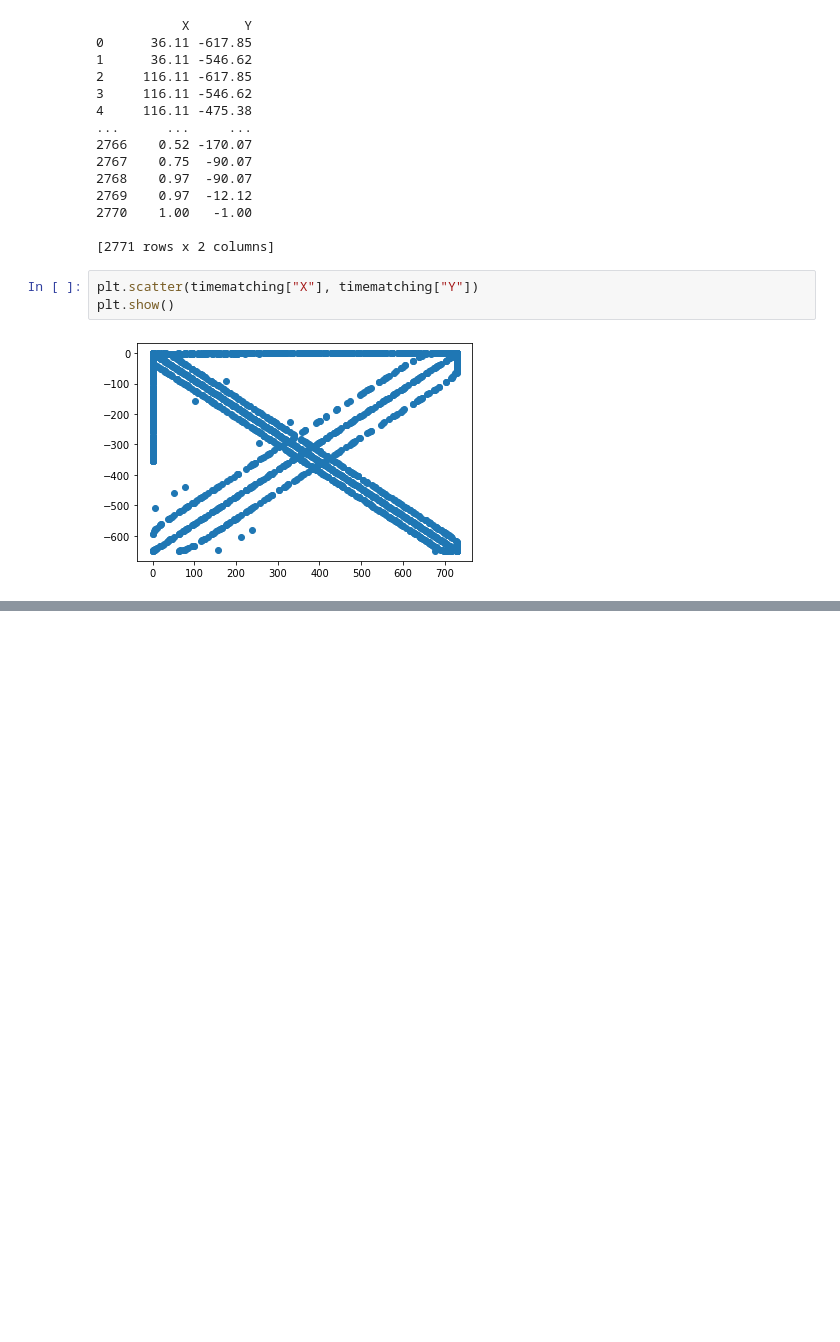
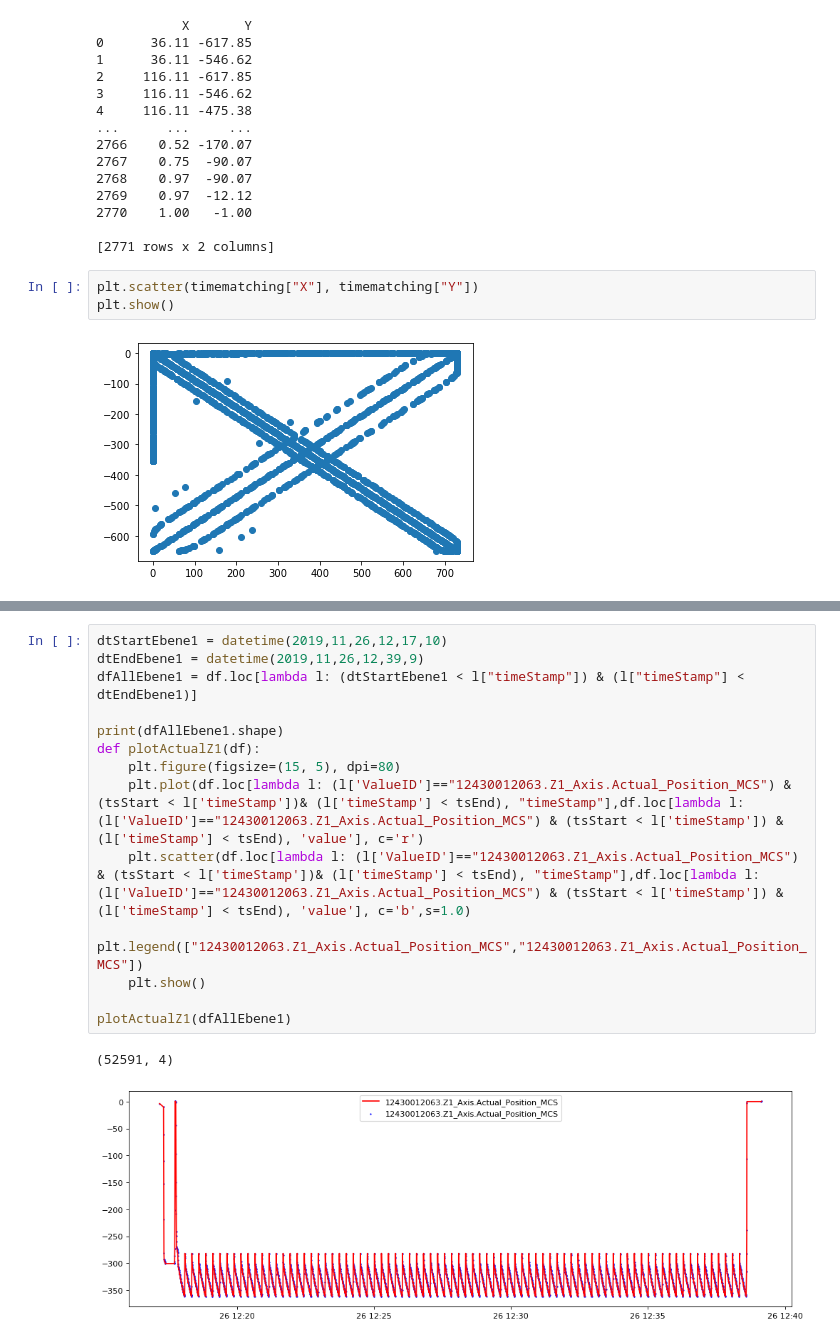
Before and after one commit to Xavubil/master_project_machine_learning, a Jupyter notebook: data_exploration/01-file_parsing.ipynb, the cells around one changed output, grey strips where cells are left out. Drawn from its saved outputs; the diff is of its cells as text; blank space fills up the shorter version.

```diff
--- a/data_exploration/01-file_parsing.ipynb
+++ b/data_exploration/01-file_parsing.ipynb
@@ -270,0 +346,17 @@ plt.show()
+# %%
+dtStartEbene1 = datetime(2019,11,26,12,17,10)
+dtEndEbene1 = datetime(2019,11,26,12,39,9)
+dfAllEbene1 = df.loc[lambda l: (dtStartEbene1 < l["timeStamp"]) & (l["timeStamp"] < dtEndEbene1)]
+
+print(dfAllEbene1.shape)
+def plotActualZ1(df):
+    plt.figure(figsize=(15, 5), dpi=80)
+    plt.plot(df.loc[lambda l: (l['ValueID']=="12430012063.Z1_Axis.Actual_Position_MCS") & (tsStart < l['timeStamp'])& (l['timeStamp'] < tsEnd), "timeStamp"],df.loc[lambda l: (l['ValueID']=="12430012063.Z1_Axis.Actual_Position_MCS") & (tsStart < l['timeStamp']) & (l['timeStamp'] < tsEnd), 'value'], c='r')
+    plt.scatter(df.loc[lambda l: (l['ValueID']=="12430012063.Z1_Axis.Actual_Position_MCS") & (tsStart < l['timeStamp'])& (l['timeStamp'] < tsEnd), "timeStamp"],df.loc[lambda l: (l['ValueID']=="12430012063.Z1_Axis.Actual_Position_MCS") & (tsStart < l['timeStamp']) & (l['timeStamp'] < tsEnd), 'value'], c='b',s=1.0)
+    plt.legend(["12430012063.Z1_Axis.Actual_Position_MCS","12430012063.Z1_Axis.Actual_Position_MCS"])
+    plt.show()
+
+plotActualZ1(dfAllEbene1)
+# %% [output]
+(52591, 4)
+[figure, added]
```
Also changed, not shown: parts of 12 cells of this notebook.
